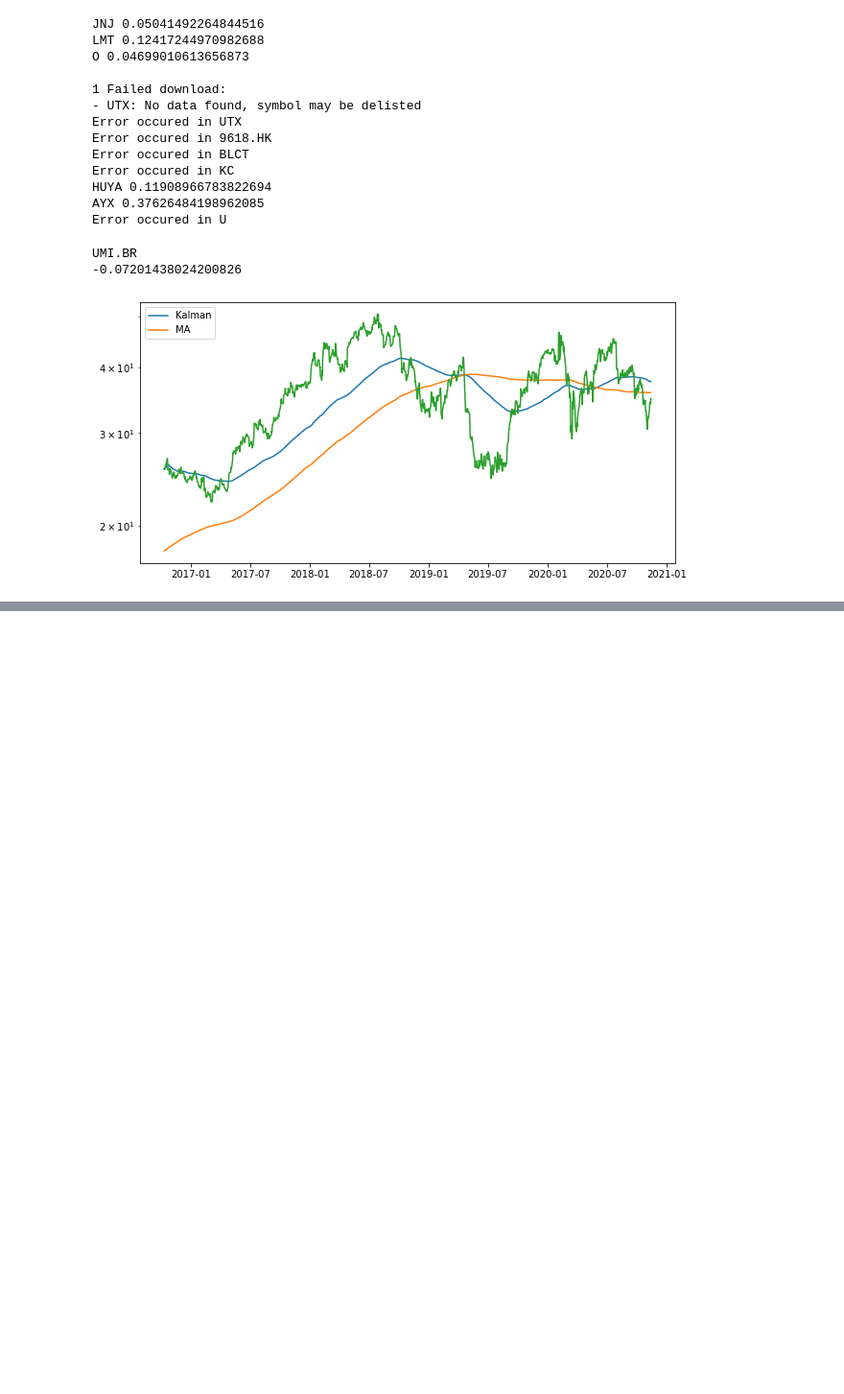
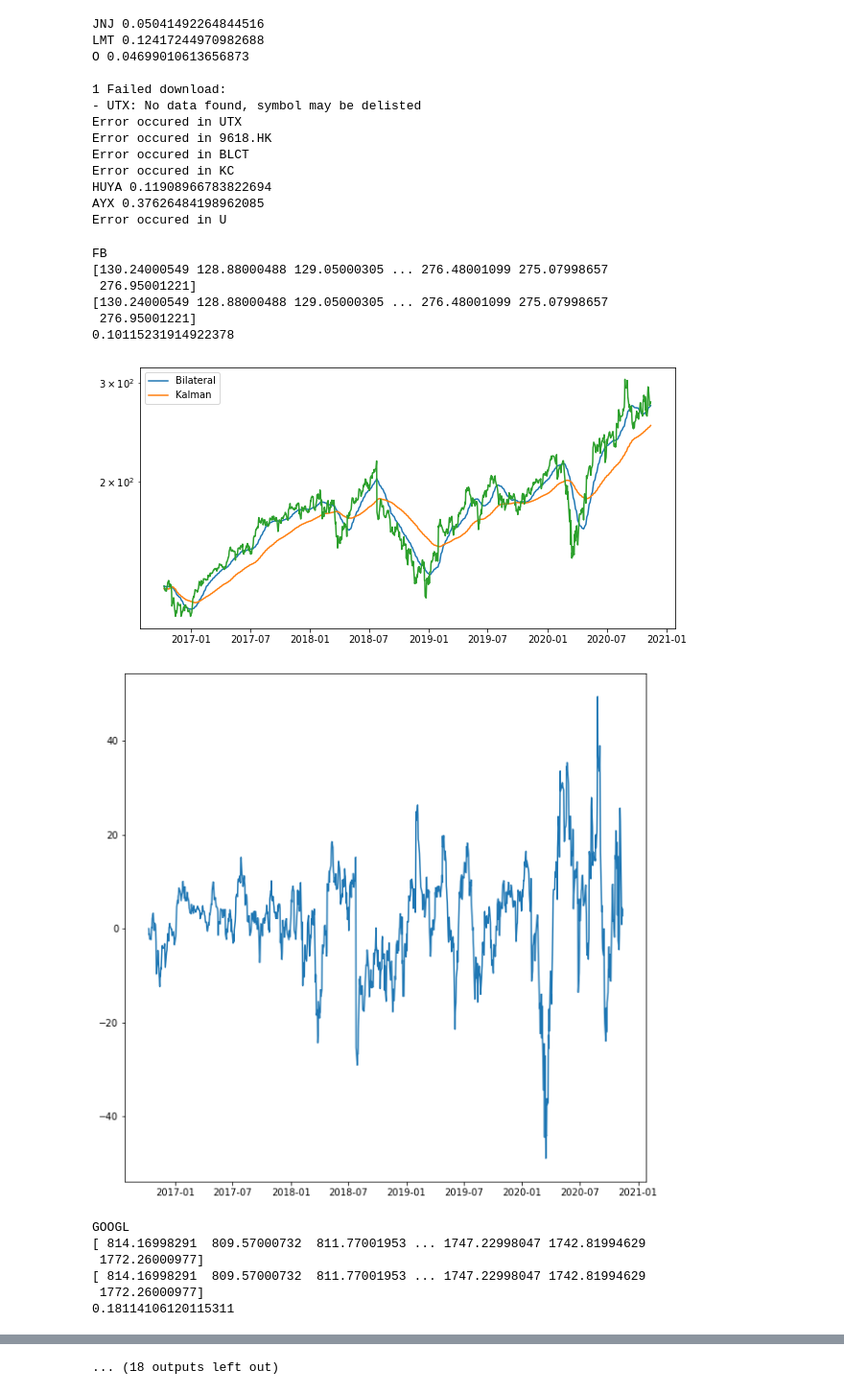
Before and after one commit to treelog/project-1, a Jupyter notebook: Untitled.ipynb, the cells around one changed output, grey strips where cells are left out. Shown at 96% size. Drawn from its saved outputs; the diff is of its cells as text; code cells hidden in the pictures; blank space fills up the shorter version.

```diff
--- a/Untitled.ipynb
+++ b/Untitled.ipynb
@@ -53,10 +59,10 @@ def draw(name, good_list, bad_list, country = 'kr', start_date='20130201', end_d
 # %%
 stock_list = list(pd.read_csv('stock_list_kr.csv')['stock_name'])
 stock_list = [s.split(':')[1] for s in stock_list]
-#stock_list = ['051910', '035900']
-start_date='20161010'
+stock_list = ['317330']
+start_date='20191010'
 end_date='20201116'
-for name in stock_list[-10:]:
+for name in stock_list[0:10]:
     try:
         print(stock.get_market_ticker_name(name))
         #good_list, bad_list = function.backtest(name, date(int(start_date[:4]),int(start_date[4:6]),int(start_date[6:8])),
@@ -210,27 +209,38 @@ HUYA 0.11908966783822694
 AYX 0.37626484198962085
 Error occured in U
 # %%
-#stock_list = list(pd.read_csv('stock_list_kr.csv')['stock_name'])
+stock_list = list(pd.read_csv('stock_list_us.csv')['stock_name'])
 #stock_list = [s.split(':')[1] for s in stock_list]
 exchange_dic = {'EPA':'PA', 'TYO':'T', 'HKG':'HK', 'TSE':'TO', 'LON':'L', 'EBR':'BR'}
-stock_list = ['EBR:UMI']
+#stock_list = ['EBR:UMI']
 start_date='20161010'
 end_date='20201116'
-for name in stock_list[-10:]:
+for name in stock_list[0:10]:
     exchange = name.split(':')[0]
     if exchange == 'NASDAQ' or exchange == 'NYSE':
         name = name.split(':')[1]
     else:
         name = name.split(':')[1]+'.'+exchange_dic[exchange]
-    try:
-        print(name)
-        #good_list, bad_list = function.backtest(name, date(int(start_date[:4]),int(start_date[4:6]),int(start_date[6:8])),
-        #                                        date(int(end_date[:4]),int(end_date[4:6]),int(end_date[6:8])), country='kr')
-        draw(name, [],[], 'us', start_date, end_date)
-        #draw(name, good_list, bad_list, 'kr', start_date, end_date)
-    except:
-        print('Error')
+    #try:
+    print(name)
+    #good_list, bad_list = function.backtest(name, date(int(start_date[:4]),int(start_date[4:6]),int(start_date[6:8])),
+    #                                        date(int(end_date[:4]),int(end_date[4:6]),int(end_date[6:8])), country='kr')
+    draw(name, [],[], 'us', start_date, end_date)
+    #draw(name, good_list, bad_list, 'kr', start_date, end_date)
+    #except:
+    #    print('Error')
 # %% [output]
-UMI.BR
--0.07201438024200826
+FB
+[130.24000549 128.88000488 129.05000305 ... 276.48001099 275.07998657
+ 276.95001221]
+[130.24000549 128.88000488 129.05000305 ... 276.48001099 275.07998657
+ 276.95001221]
+0.10115231914922378
-[figure, old version]
+[figure, new version]
+[figure, added]
+GOOGL
+[ 814.16998291  809.57000732  811.77001953 ... 1747.22998047 1742.81994629
+ 1772.26000977]
+[ 814.16998291  809.57000732  811.77001953 ... 1747.22998047 1742.81994629
+ 1772.26000977]
+0.18114106120115311
@@ -236,0 +265 @@ UMI.BR
+... (18 outputs left out)
```
Also changed, not shown: parts of 4 cells of this notebook, 2 other files.
